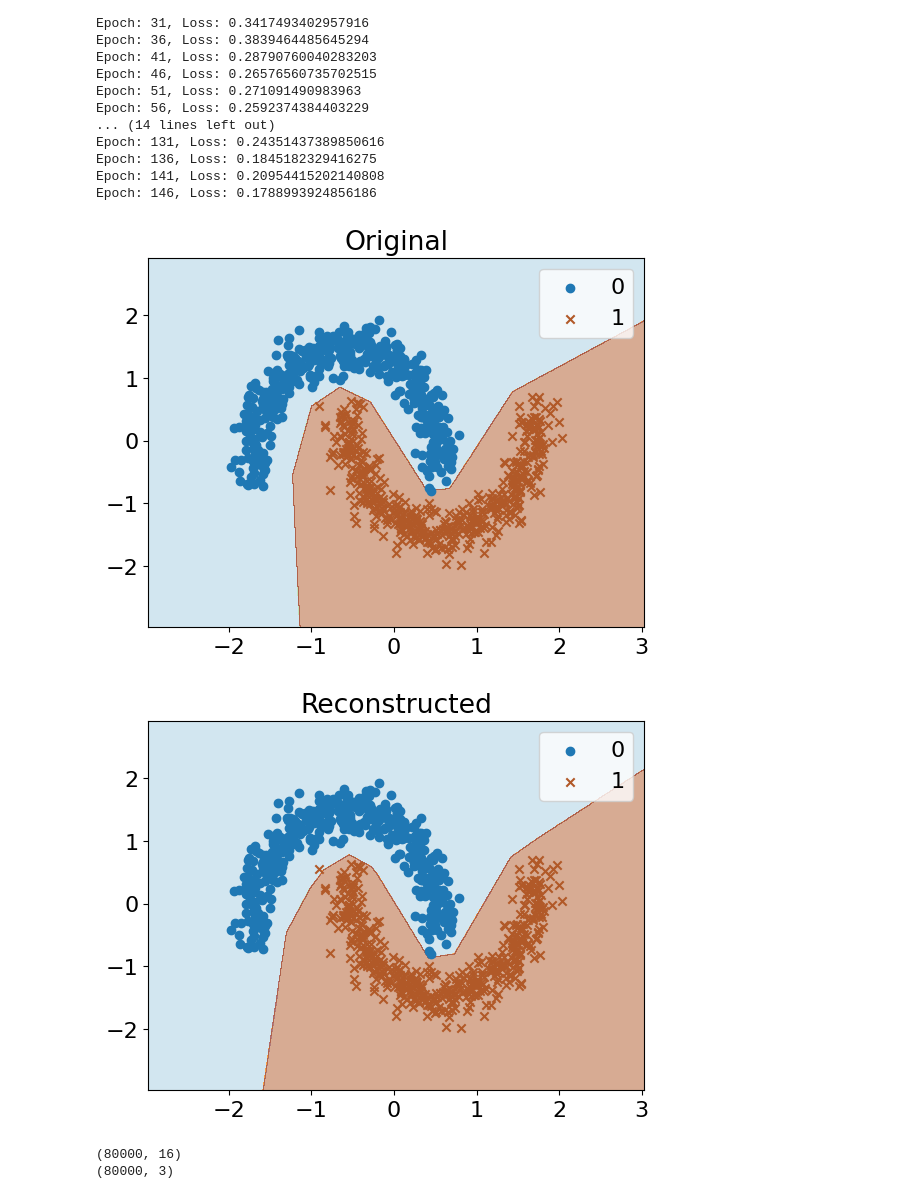
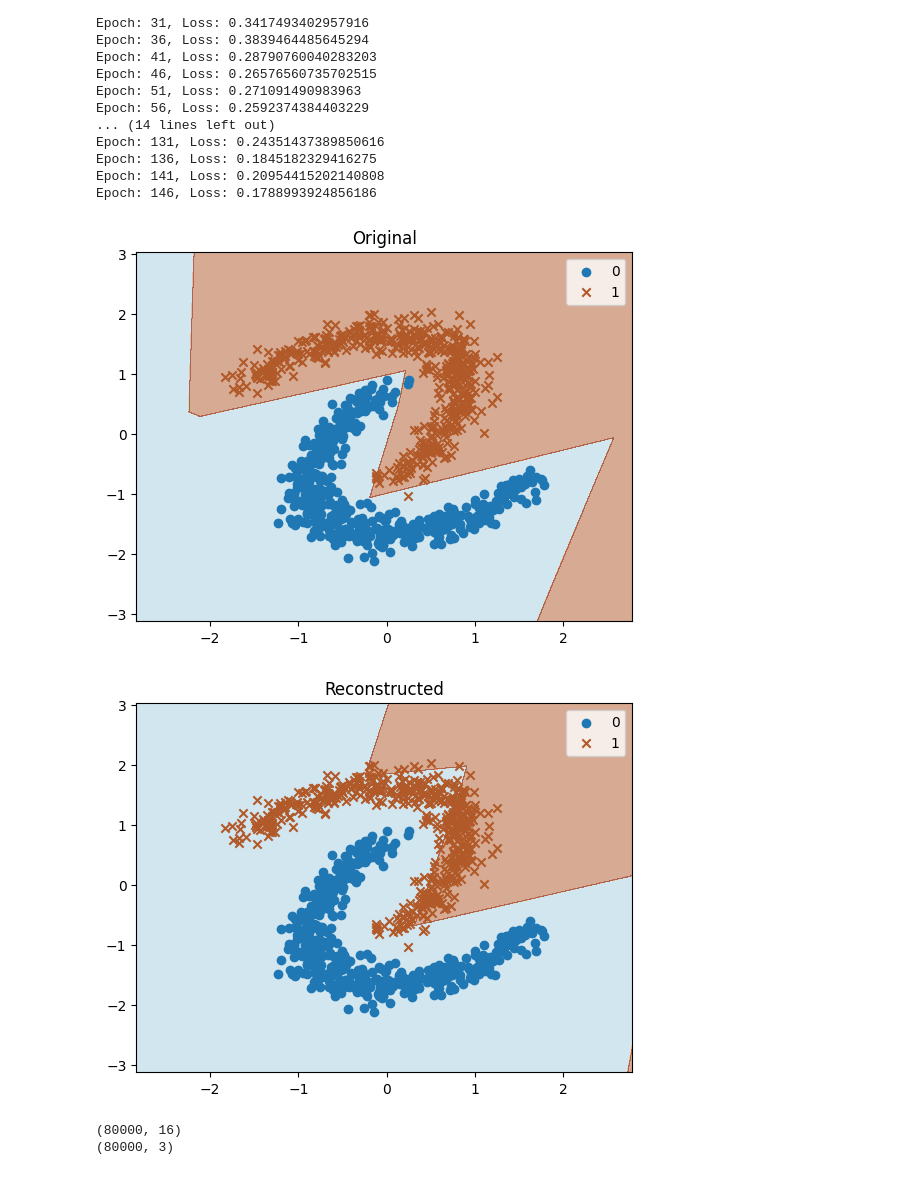
Before and after one commit to IDavron/exploring-neural-networks-weight-space, a Jupyter notebook: notebooks/autoencoder.ipynb, the cells around one changed output. Cells and saved outputs as stored; diff of their text form; code cells hidden in the pictures.

```diff
--- a/notebooks/autoencoder.ipynb
+++ b/notebooks/autoencoder.ipynb
@@ -35,7 +36,7 @@ class Autoencoder(torch.nn.Module):
     def __init__(self) -> None:
         super(Autoencoder, self).__init__()
 
-        self.encoder = self.encoder = torch.nn.Sequential(
+        self.encoder = torch.nn.Sequential(
             torch.nn.Linear(33, 1024),
             torch.nn.ReLU(),
             torch.nn.BatchNorm1d(1024),
@@ -52,7 +53,7 @@ class Autoencoder(torch.nn.Module):
             torch.nn.Tanh(),
         )
 
-        self.decoder = self.decoder = torch.nn.Sequential(
+        self.decoder = torch.nn.Sequential(
             torch.nn.Linear(16, 128),
             torch.nn.ReLU(),
             torch.nn.BatchNorm1d(128),
@@ -153,28 +154,28 @@ Epoch: 146, Loss: 0.1788993924856186
 # %%
 autoencoder = Autoencoder()
 autoencoder.load_state_dict(torch.load("{}/autoencoder_final.pth".format(path)))
 autoencoder.eval()
 model1 = MLP(2, [8], 1)
 model2 = MLP(2, [8], 1)
 
 raw = pd.read_csv("../data/eight_angles_small.csv")
 weights = raw.drop(columns=["model_name", "angle"]).astype('float32').to_numpy()
 angles = raw["angle"].to_numpy()
 X,y = get_moons_dataset()
 
-index = 1000
+index = 34930
 X_rotated = rotate(X, angles[index])
 w = torch.tensor(weights[index])
 
 o = autoencoder(w.unsqueeze(0)).squeeze().detach().numpy()
 list_to_model(model1, w)
 list_to_model(model2, o)
 
 plot_decision_boundary(model1, X_rotated, y, title="Original")
 plot_decision_boundary(model2, X_rotated, y, title="Reconstructed")
 # %% [output]
-[figure, old version]
+[figure, new version]
-[figure, old version]
+[figure, new version]
 # %%
 from sklearn.decomposition import PCA
 import matplotlib.pyplot as plt
```
Also changed, not shown: parts of 8 cells of this notebook, 22 other files.
